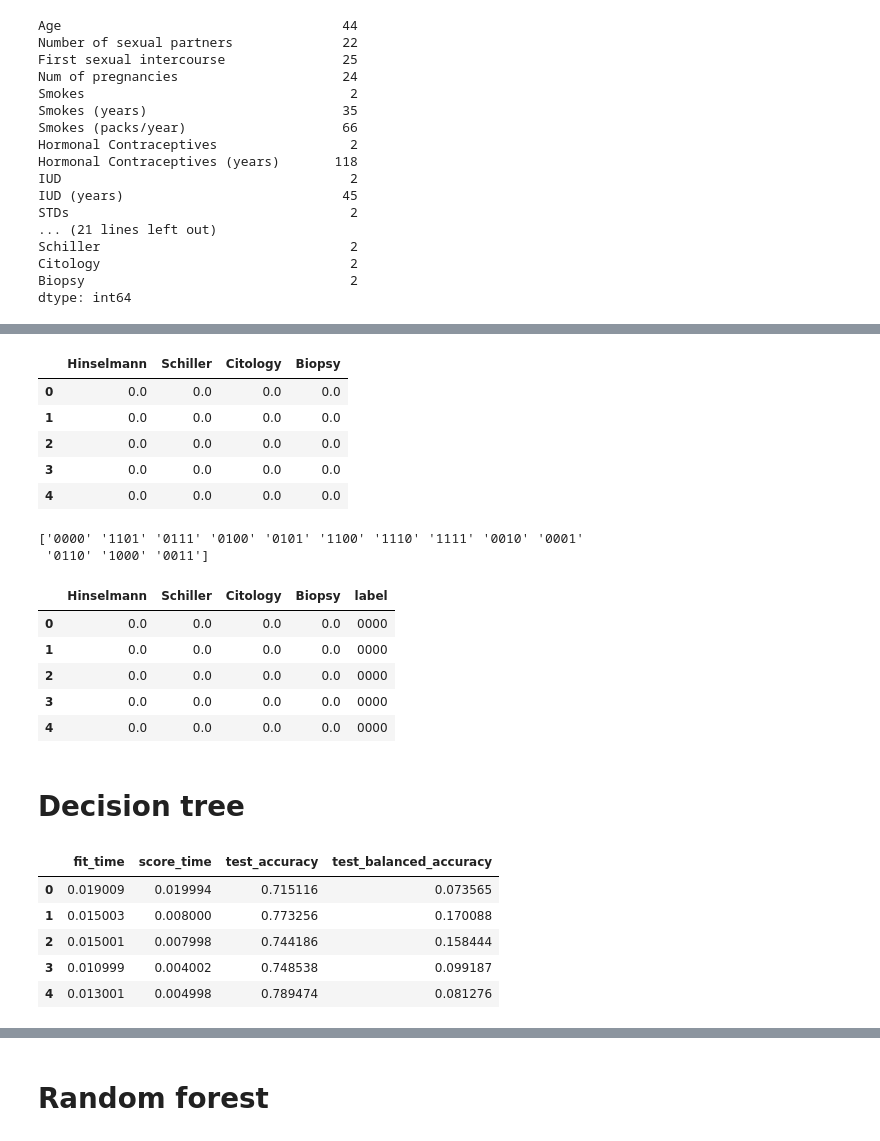
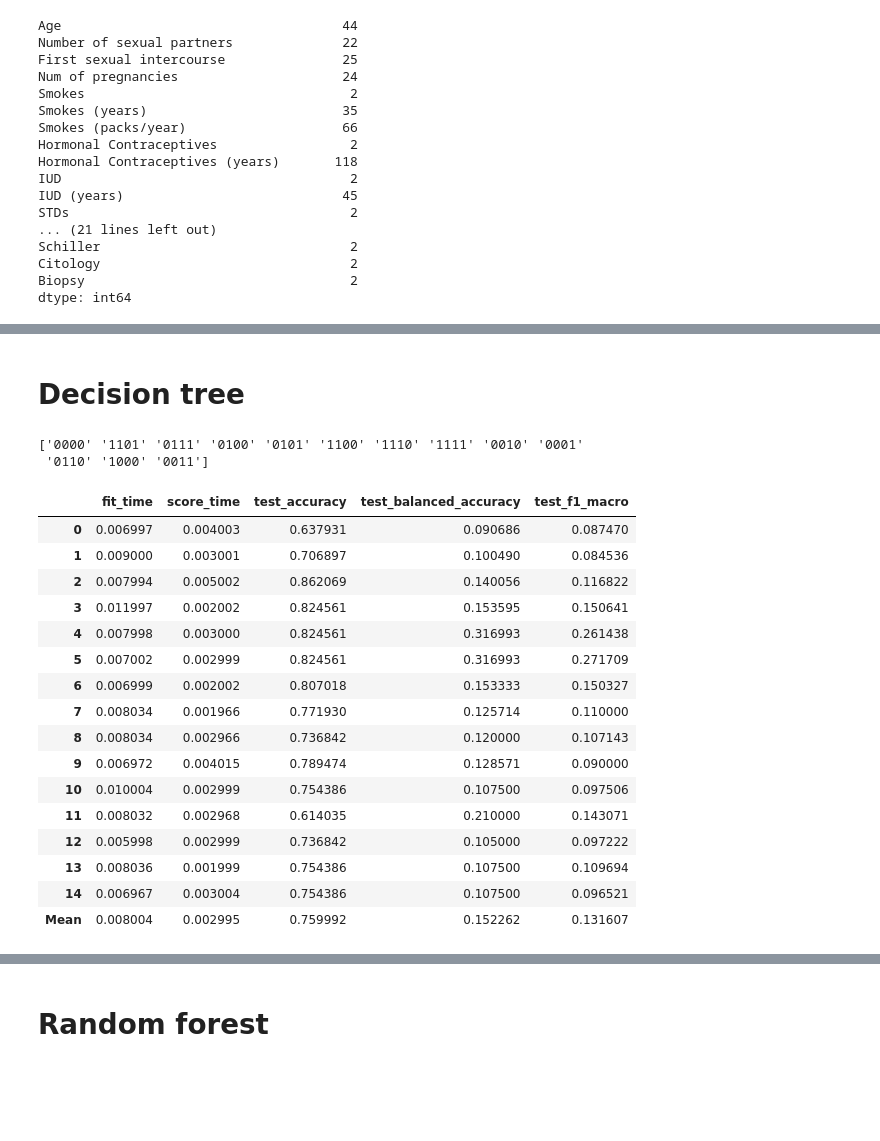
Before and after one commit to MatusPilnan/oznal-projekt-2020, a Jupyter notebook: oznal.ipynb, the cells around one changed output, grey strips where cells are left out. Cells and saved outputs as stored; diff of their text form; code cells hidden in the pictures; blank space fills up the shorter version.

```diff
--- a/oznal.ipynb
+++ b/oznal.ipynb
@@ -212,42 +217,47 @@ X.head()
-# %%
-y = df_filled[predicted].copy()
-y.head()
-# %% [output]
-|  | Hinselmann | Schiller | Citology | Biopsy |
-| 0 | 0.0 | 0.0 | 0.0 | 0.0 |
-| 1 | 0.0 | 0.0 | 0.0 | 0.0 |
-| 2 | 0.0 | 0.0 | 0.0 | 0.0 |
-| 3 | 0.0 | 0.0 | 0.0 | 0.0 |
-| 4 | 0.0 | 0.0 | 0.0 | 0.0 |
 # %%
-y["label"] = df_filled.apply(lambda row: f"{int(row['Hinselmann'])}{int(row['Schiller'])}{int(row['Citology'])}{int(row['Biopsy'])}", axis=1)
-print(y["label"].unique())
-y.head()
+# noinspection PyPep8Naming
+def create_x_y(data):
+    data_X = data.drop(predicted, axis='columns')
+
+    data_y = data[predicted].copy()
+
+    data_y["label"] = data.apply(lambda row: f"{int(row['Hinselmann'])}{int(row['Schiller'])}{int(row['Citology'])}{int(row['Biopsy'])}", axis=1)
+    print(data_y["label"].unique())
+    return data_X, data_y
-# %% [output]
-['0000' '1101' '0111' '0100' '0101' '1100' '1110' '1111' '0010' '0001'
- '0110' '1000' '0011']
-|  | Hinselmann | Schiller | Citology | Biopsy | label |
-| 0 | 0.0 | 0.0 | 0.0 | 0.0 | 0000 |
-| 1 | 0.0 | 0.0 | 0.0 | 0.0 | 0000 |
-| 2 | 0.0 | 0.0 | 0.0 | 0.0 | 0000 |
-| 3 | 0.0 | 0.0 | 0.0 | 0.0 | 0000 |
-| 4 | 0.0 | 0.0 | 0.0 | 0.0 | 0000 |
 # %% [markdown]
 # Decision tree
 # %%
 from sklearn.tree import DecisionTreeClassifier
 from sklearn.model_selection import train_test_split, cross_validate
+from sklearn.metrics import confusion_matrix
+
+X, y = create_x_y(df_filled)
 
 X_train, X_test, y_train, y_test = train_test_split(X, y['label'])
-y_train.head()
-model = DecisionTreeClassifier()
-model.fit(X_train, y_train)
-pd.DataFrame(cross_validate(model, X, y['label'], scoring=['accuracy', 'balanced_accuracy'], cv=5))
 # %% [output]
-|  | fit_time | score_time | test_accuracy | test_balanced_accuracy |
-| 0 | 0.019009 | 0.019994 | 0.715116 | 0.073565 |
-| 1 | 0.015003 | 0.008000 | 0.773256 | 0.170088 |
-| 2 | 0.015001 | 0.007998 | 0.744186 | 0.158444 |
-| 3 | 0.010999 | 0.004002 | 0.748538 | 0.099187 |
-| 4 | 0.013001 | 0.004998 | 0.789474 | 0.081276 |
+['0000' '1101' '0111' '0100' '0101' '1100' '1110' '1111' '0010' '0001'
+ '0110' '1000' '0011']
+# %%
+model = DecisionTreeClassifier()
+model.fit(X_train, y_train)
+scores = pd.DataFrame(cross_validate(model, X, y['label'], scoring=['accuracy', 'balanced_accuracy', 'f1_macro'], cv=15))
+scores.append(scores.mean().rename('Mean'))
+# %% [output]
+|  | fit_time | score_time | test_accuracy | test_balanced_accuracy | test_f1_macro |
+| 0 | 0.006997 | 0.004003 | 0.637931 | 0.090686 | 0.087470 |
+| 1 | 0.009000 | 0.003001 | 0.706897 | 0.100490 | 0.084536 |
+| 2 | 0.007994 | 0.005002 | 0.862069 | 0.140056 | 0.116822 |
+| 3 | 0.011997 | 0.002002 | 0.824561 | 0.153595 | 0.150641 |
+| 4 | 0.007998 | 0.003000 | 0.824561 | 0.316993 | 0.261438 |
+| 5 | 0.007002 | 0.002999 | 0.824561 | 0.316993 | 0.271709 |
+| 6 | 0.006999 | 0.002002 | 0.807018 | 0.153333 | 0.150327 |
+| 7 | 0.008034 | 0.001966 | 0.771930 | 0.125714 | 0.110000 |
+| 8 | 0.008034 | 0.002966 | 0.736842 | 0.120000 | 0.107143 |
+| 9 | 0.006972 | 0.004015 | 0.789474 | 0.128571 | 0.090000 |
+| 10 | 0.010004 | 0.002999 | 0.754386 | 0.107500 | 0.097506 |
+| 11 | 0.008032 | 0.002968 | 0.614035 | 0.210000 | 0.143071 |
+| 12 | 0.005998 | 0.002999 | 0.736842 | 0.105000 | 0.097222 |
+| 13 | 0.008036 | 0.001999 | 0.754386 | 0.107500 | 0.109694 |
+| 14 | 0.006967 | 0.003004 | 0.754386 | 0.107500 | 0.096521 |
+| Mean | 0.008004 | 0.002995 | 0.759992 | 0.152262 | 0.131607 |
 # %%
```
Also changed, not shown: parts of 13 cells of this notebook.
